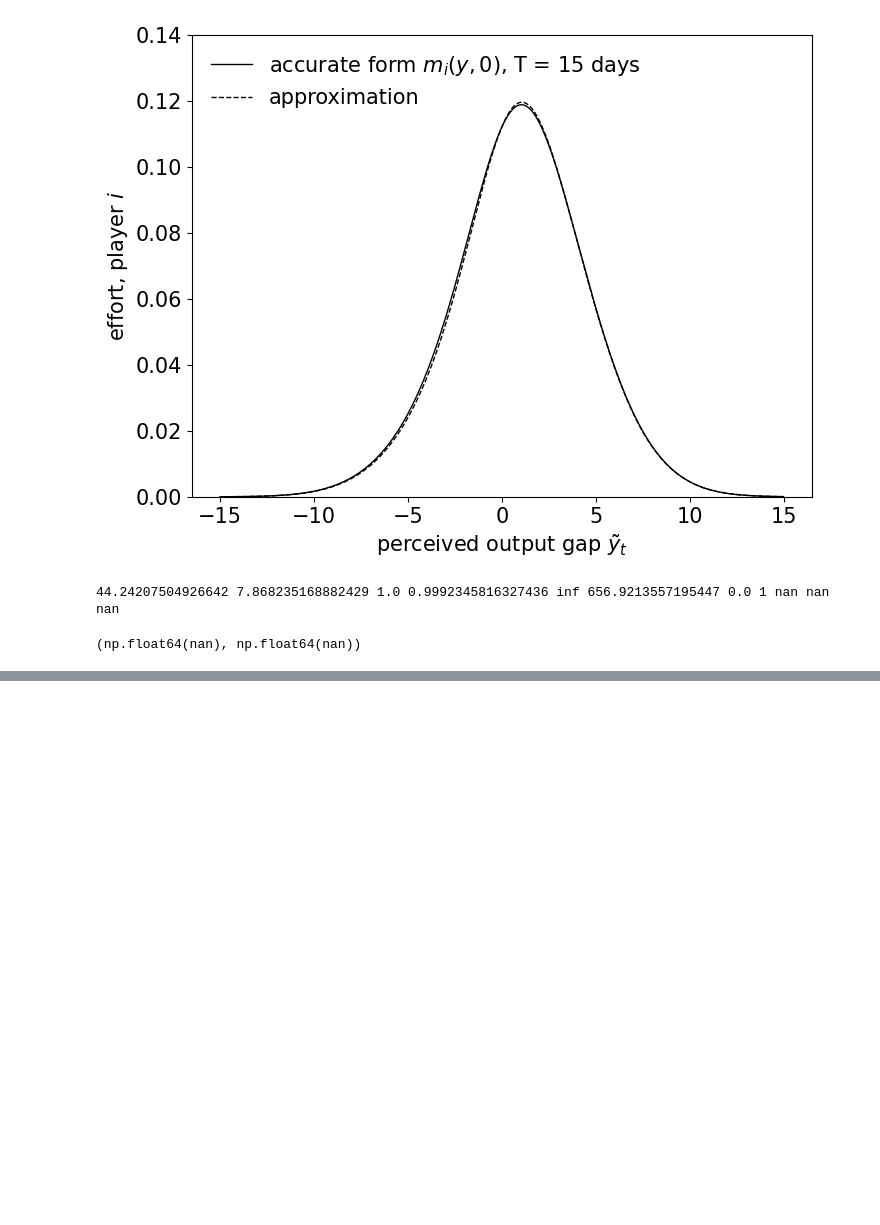
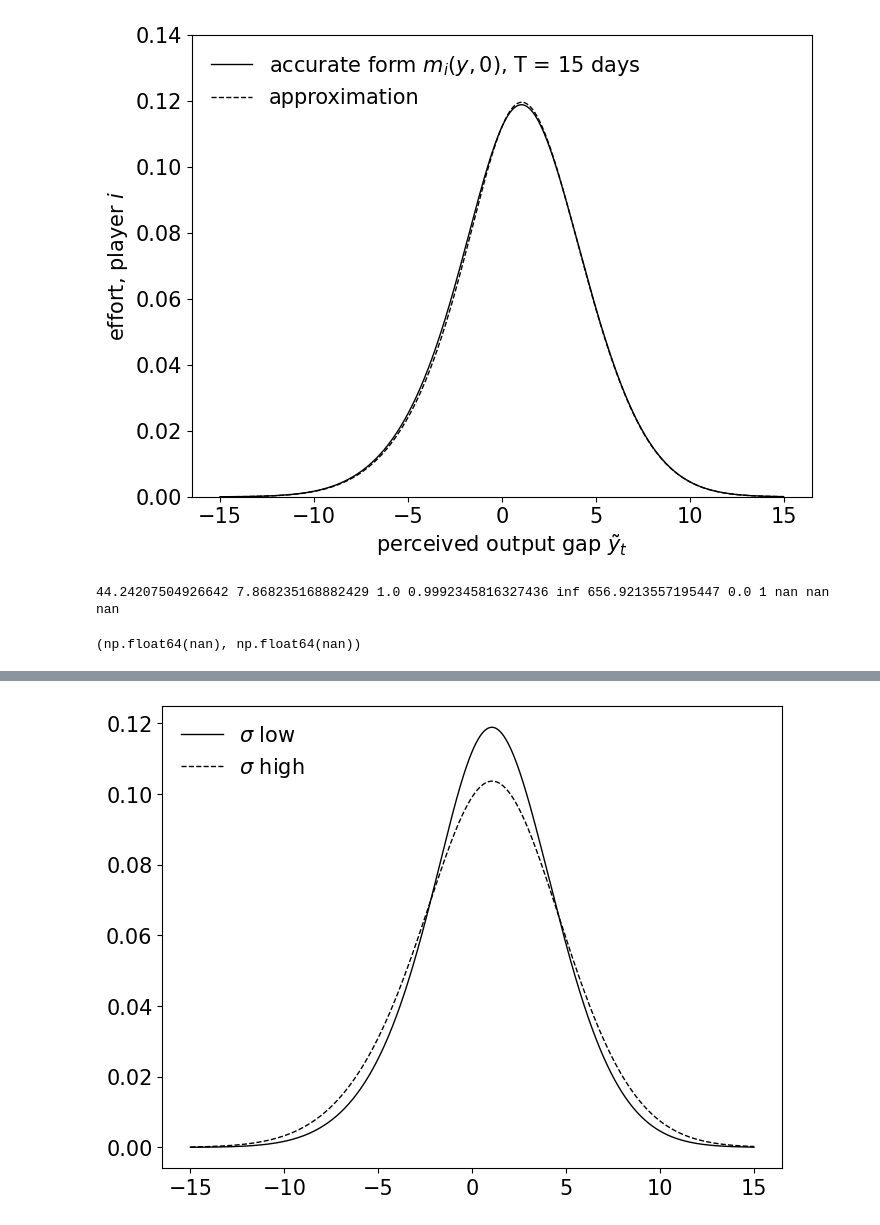
Before and after one commit to zhuanglinsheng/kaggle-contest-design, a Jupyter notebook: ryvkin/ryvkin_model_test.ipynb, the cells around one changed output, grey strips where cells are left out. Cells and saved outputs as stored; diff of their text form; code cells hidden in the pictures; blank space fills up the shorter version.

```diff
--- a/ryvkin/ryvkin_model_test.ipynb
+++ b/ryvkin/ryvkin_model_test.ipynb
@@ -135,0 +178,20 @@ qi, qj
+# %%
+equilibrium_graph_sigma_1, _ = \
+		get_equilibrium_graph(contest_timegrids, state_space_y, end_time,
+				param_theta=1, param_ci=1, param_cj=1, param_sigma=1)
+equilibrium_graph_sigma_2, _ = \
+		get_equilibrium_graph(contest_timegrids, state_space_y, end_time,
+				param_theta=1, param_ci=1, param_cj=1, param_sigma=1.1)
+
+plt.rcParams.update({'font.size': 15})
+plt.figure(figsize=(8, 6))
+plt.plot(state_space_y, equilibrium_graph_sigma_1[0, :, 0],
+		label=fr'$\sigma$ low',
+		linewidth=1, color = 'black', linestyle='solid')
+plt.plot(state_space_y, equilibrium_graph_sigma_2[0, :, 0],
+		label=fr'$\sigma$ high',
+		linewidth=1, color = 'black', linestyle='dashed')
+plt.legend(frameon=False, loc='upper left')
+plt.show()
+# %% [output]
+[figure, added]
```
Also changed, not shown: parts of 8 cells of this notebook, 4 other files.
